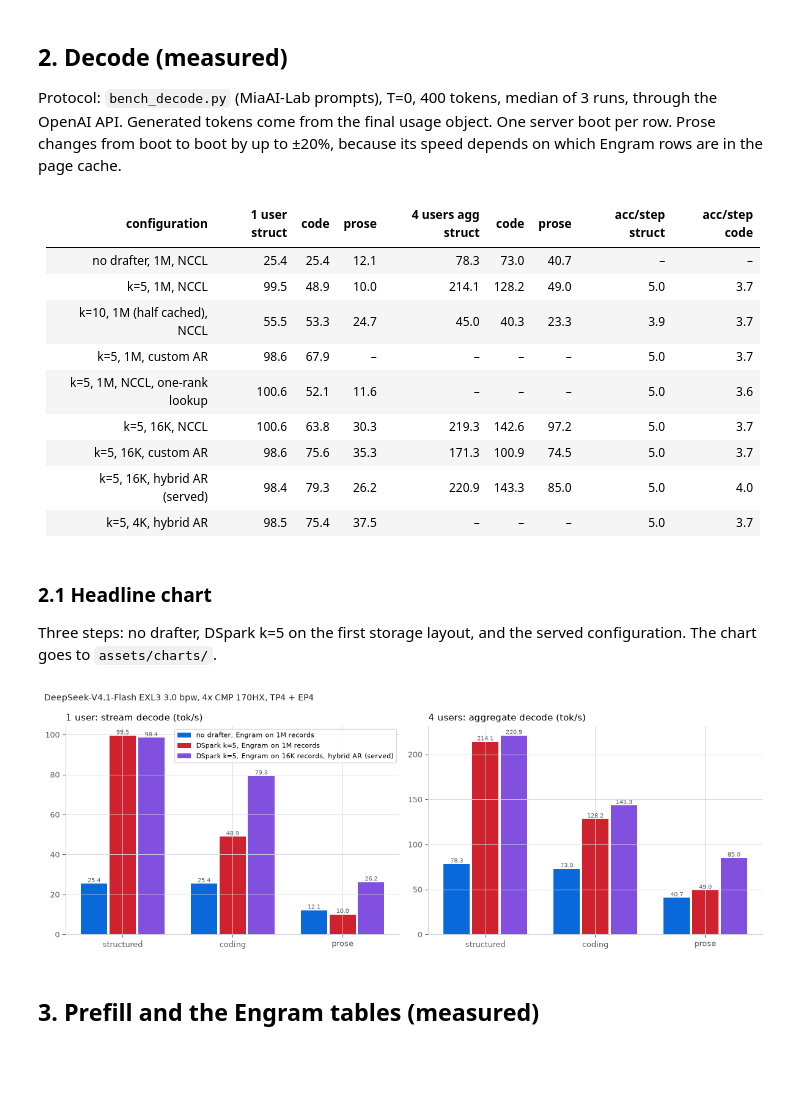
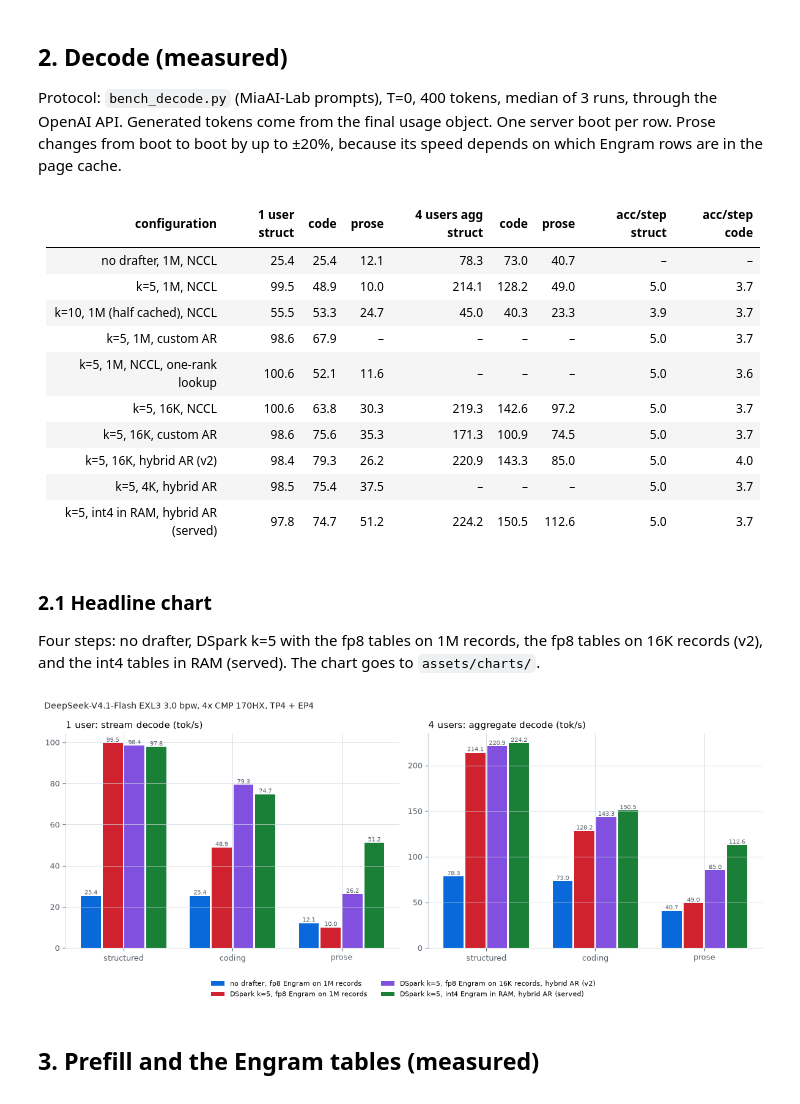
Before and after one commit to PixelML/club-170hx, a Jupyter notebook: notebooks/2026-10-03-deepseek-v4.1-flash-exl3-4card-tp4ep4-dspark-vllm.ipynb, the cells around one changed output. Drawn from its saved outputs; the diff is of its cells as text; code cells hidden in the pictures; blank space fills up the shorter version.

Commit message:
dsv41: int4 Engram in pinned RAM (served v3), quality receipts, and the build/ folder that was git-ignored

```diff
--- a/notebooks/2026-10-03-deepseek-v4.1-flash-exl3-4card-tp4ep4-dspark-vllm.ipynb
+++ b/notebooks/2026-10-03-deepseek-v4.1-flash-exl3-4card-tp4ep4-dspark-vllm.ipynb
@@ -47,7 +50,7 @@ def table(header, rows):
     display(Markdown("\n".join(out)))
 
 INK, INK2, GRID = "#1f2328", "#57606a", "#d0d7de"
-S = ["#0969da", "#cf222e", "#8250df", "#1a7f37", "#9a6700"]
+S = ["#0969da", "#cf222e", "#8250df", "#1a7f37", "#9a6700", "#bf3989"]
 matplotlib.rcParams.update({"axes.edgecolor": GRID, "axes.labelcolor": INK, "xtick.color": INK2, "ytick.color": INK2,
                             "axes.grid": True, "grid.color": GRID, "grid.linewidth": 0.6, "axes.spines.top": False,
                             "axes.spines.right": False, "font.size": 9})
@@ -124,8 +129,9 @@ VARIANTS = [
     ("dspark-k5-1m-singlelookup", "k=5, 1M, NCCL, one-rank lookup"),
     ("dspark-k5-16k-nccl", "k=5, 16K, NCCL"),
     ("dspark-k5-16k-customar", "k=5, 16K, custom AR"),
-    ("dspark-k5-16k-hybrid", "k=5, 16K, hybrid AR (served)"),
+    ("dspark-k5-16k-hybrid", "k=5, 16K, hybrid AR (v2)"),
     ("dspark-k5-4k-hybrid", "k=5, 4K, hybrid AR"),
+    ("dspark-k5-int4-ram", "k=5, int4 in RAM, hybrid AR (served)"),
 ]
 rows = []
 for k, lab in VARIANTS:
@@ -143,30 +149,32 @@ table(["configuration", "1 user struct", "code", "prose", "4 users agg struct",
 | k=5, 1M, NCCL, one-rank lookup | 100.6 | 52.1 | 11.6 | – | – | – | 5.0 | 3.6 |
 | k=5, 16K, NCCL | 100.6 | 63.8 | 30.3 | 219.3 | 142.6 | 97.2 | 5.0 | 3.7 |
 | k=5, 16K, custom AR | 98.6 | 75.6 | 35.3 | 171.3 | 100.9 | 74.5 | 5.0 | 3.7 |
-| k=5, 16K, hybrid AR (served) | 98.4 | 79.3 | 26.2 | 220.9 | 143.3 | 85.0 | 5.0 | 4.0 |
+| k=5, 16K, hybrid AR (v2) | 98.4 | 79.3 | 26.2 | 220.9 | 143.3 | 85.0 | 5.0 | 4.0 |
 | k=5, 4K, hybrid AR | 98.5 | 75.4 | 37.5 | – | – | – | 5.0 | 3.7 |
+| k=5, int4 in RAM, hybrid AR (served) | 97.8 | 74.7 | 51.2 | 224.2 | 150.5 | 112.6 | 5.0 | 3.7 |
 # %% [markdown]
 ### 2.1 Headline chart
 
-Three steps: no drafter, DSpark k=5 on the first storage layout, and the served configuration. The chart goes to `assets/charts/`.
+Four steps: no drafter, DSpark k=5 with the fp8 tables on 1M records, the fp8 tables on 16K records (v2), and the int4 tables in RAM (served). The chart goes to `assets/charts/`.
 # %%
-SHOW = [("no-drafter", "no drafter, Engram on 1M records"), ("dspark-k5", "DSpark k=5, Engram on 1M records"),
-        ("dspark-k5-16k-hybrid", "DSpark k=5, Engram on 16K records, hybrid AR (served)")]
-fig, axes = plt.subplots(1, 2, figsize=(12, 4.4))
+SHOW = [("no-drafter", "no drafter, fp8 Engram on 1M records"), ("dspark-k5", "DSpark k=5, fp8 Engram on 1M records"),
+        ("dspark-k5-16k-hybrid", "DSpark k=5, fp8 Engram on 16K records, hybrid AR (v2)"),
+        ("dspark-k5-int4-ram", "DSpark k=5, int4 Engram in RAM, hybrid AR (served)")]
+fig, axes = plt.subplots(1, 2, figsize=(12, 5.0))
 for ax, c, key, title in ((axes[0], 1, "tok_s", "1 user: stream decode (tok/s)"), (axes[1], 4, "agg", "4 users: aggregate decode (tok/s)")):
-    w = 0.26
+    w = 0.2
     for i, (k, lab) in enumerate(SHOW):
-        bars = ax.bar([j + (i - 1) * w for j in range(3)], [decode(k, p, c)[key] for p in PROMPTS], w * 0.92, color=S[i], label=lab)
+        bars = ax.bar([j + (i - 1.5) * w for j in range(3)], [decode(k, p, c)[key] for p in PROMPTS], w * 0.92, color=S[i], label=lab)
         label_bars(ax, bars)
     ax.set_xticks(range(3), PROMPTS); ax.set_title(title, loc="left")
-axes[0].legend(fontsize=8)
+fig.legend(*axes[0].get_legend_handles_labels(), loc="lower center", ncol=2, fontsize=8, frameon=False)
 fig.suptitle("DeepSeek-V4.1-Flash EXL3 3.0 bpw, 4x CMP 170HX, TP4 + EP4", x=0.01, ha="left", fontsize=10, color=INK)
-fig.tight_layout()
+fig.tight_layout(rect=(0, 0.1, 1, 1))
 os.makedirs("../assets/charts", exist_ok=True)
 fig.savefig(f"../assets/charts/{EXPERIMENT}.png", dpi=150); fig.savefig(f"../assets/charts/{EXPERIMENT}.svg")
 plt.show()
 # %% [output]
-[figure, old version]
+[figure, new version]
 # %% [markdown]
 ## 3. Prefill and the Engram tables (measured)
 
```
Also changed, not shown: parts of 16 cells of this notebook, 45 other files.
